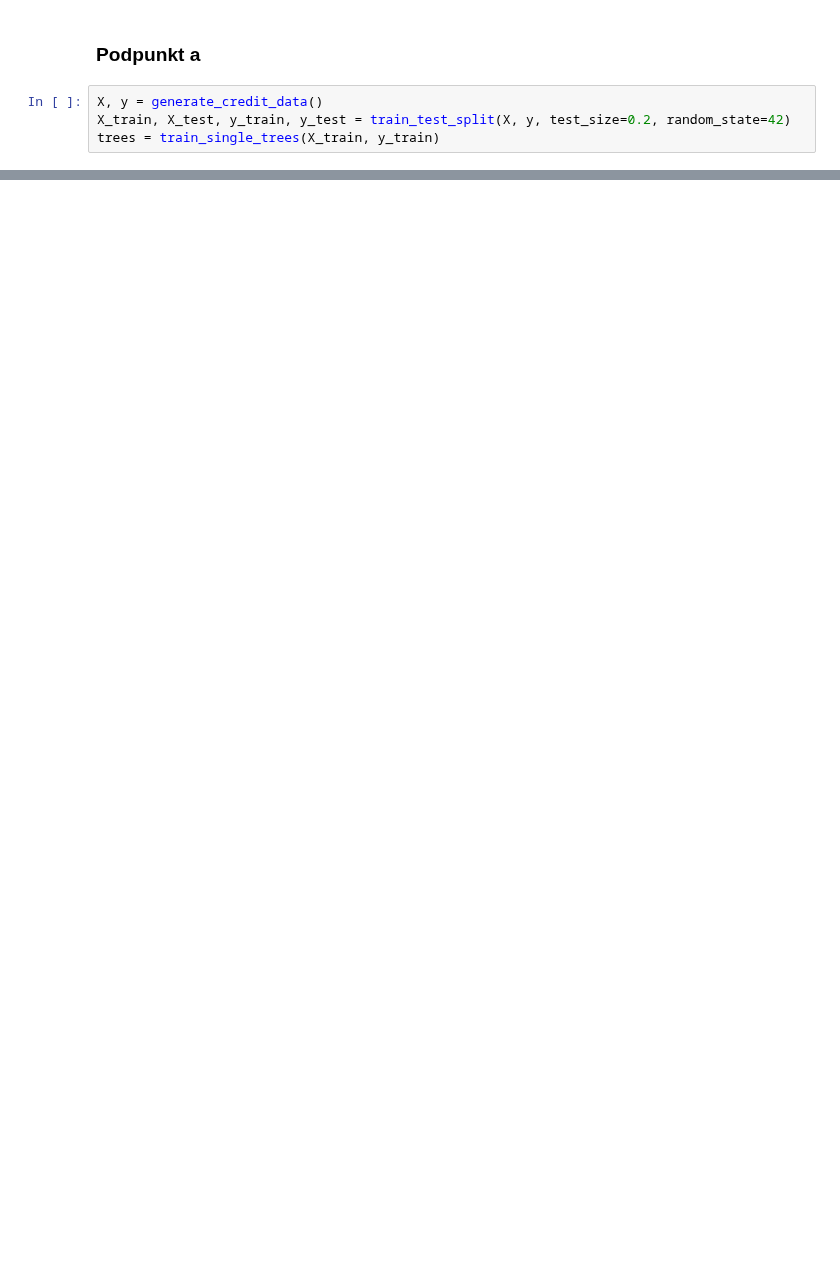
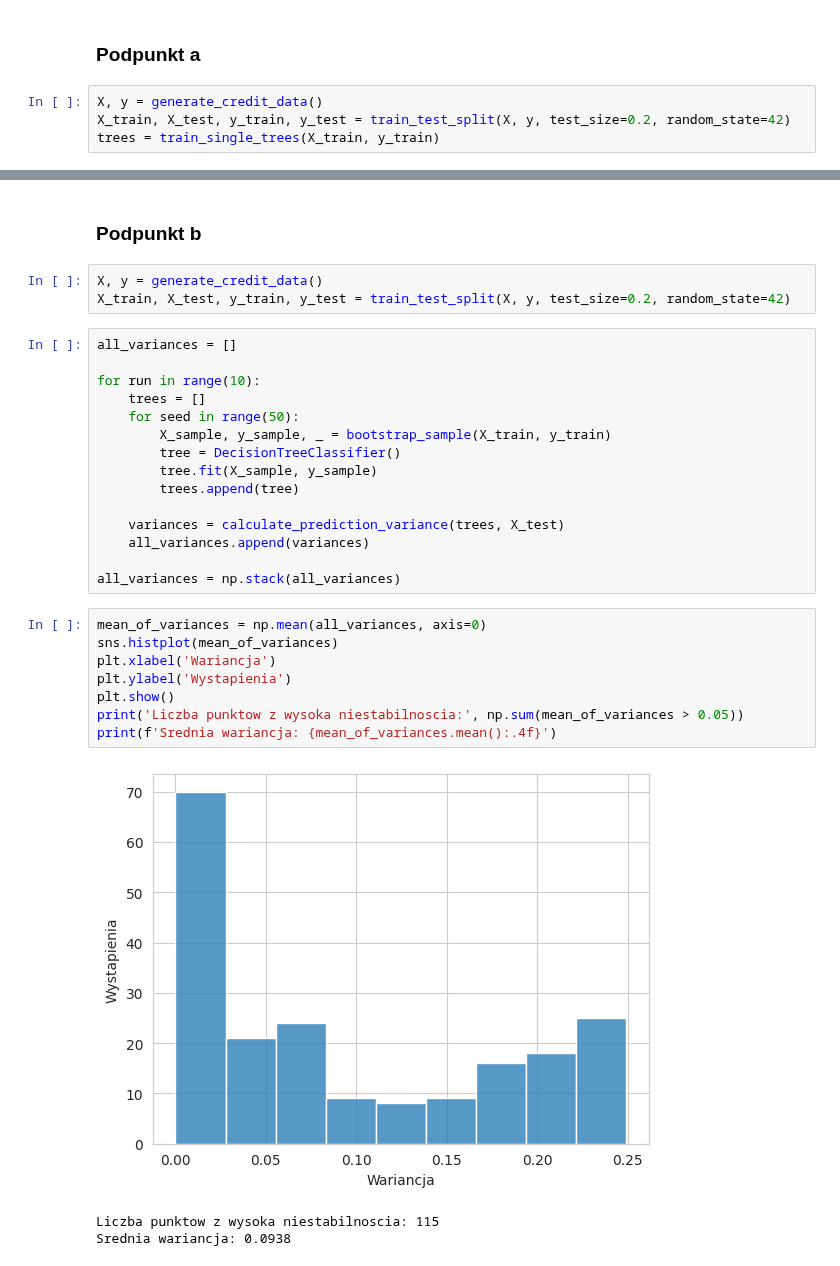
Before and after one commit to rektyyy/Artificial-Intelligence, a Jupyter notebook: ML/exercises/8/Assignment_8.ipynb, the cells around one changed output, grey strips where cells are left out. Cells and saved outputs as stored; diff of their text form; blank space fills up the shorter version.

```diff
--- a/ML/exercises/8/Assignment_8.ipynb
+++ b/ML/exercises/8/Assignment_8.ipynb
@@ -115,0 +143,32 @@ DecisionBoundaryDisplay()
+# %% [markdown]
+### Podpunkt b
+# %%
+X, y = generate_credit_data()
+X_train, X_test, y_train, y_test = train_test_split(X, y, test_size=0.2, random_state=42)
+# %%
+all_variances = []
+
+for run in range(10):
+    trees = []
+    for seed in range(50):
+        X_sample, y_sample, _ = bootstrap_sample(X_train, y_train)
+        tree = DecisionTreeClassifier()
+        tree.fit(X_sample, y_sample)
+        trees.append(tree)
+
+    variances = calculate_prediction_variance(trees, X_test)
+    all_variances.append(variances)
+
+all_variances = np.stack(all_variances)
+# %%
+mean_of_variances = np.mean(all_variances, axis=0)
+sns.histplot(mean_of_variances)
+plt.xlabel('Wariancja')
+plt.ylabel('Wystapienia')
+plt.show()
+print('Liczba punktow z wysoka niestabilnoscia:', np.sum(mean_of_variances > 0.05))
+print(f'Srednia wariancja: {mean_of_variances.mean():.4f}')
+# %% [output]
+[figure, added]
+Liczba punktow z wysoka niestabilnoscia: 115
+Srednia wariancja: 0.0938
```
Also changed, not shown: parts of 20 cells of this notebook.
